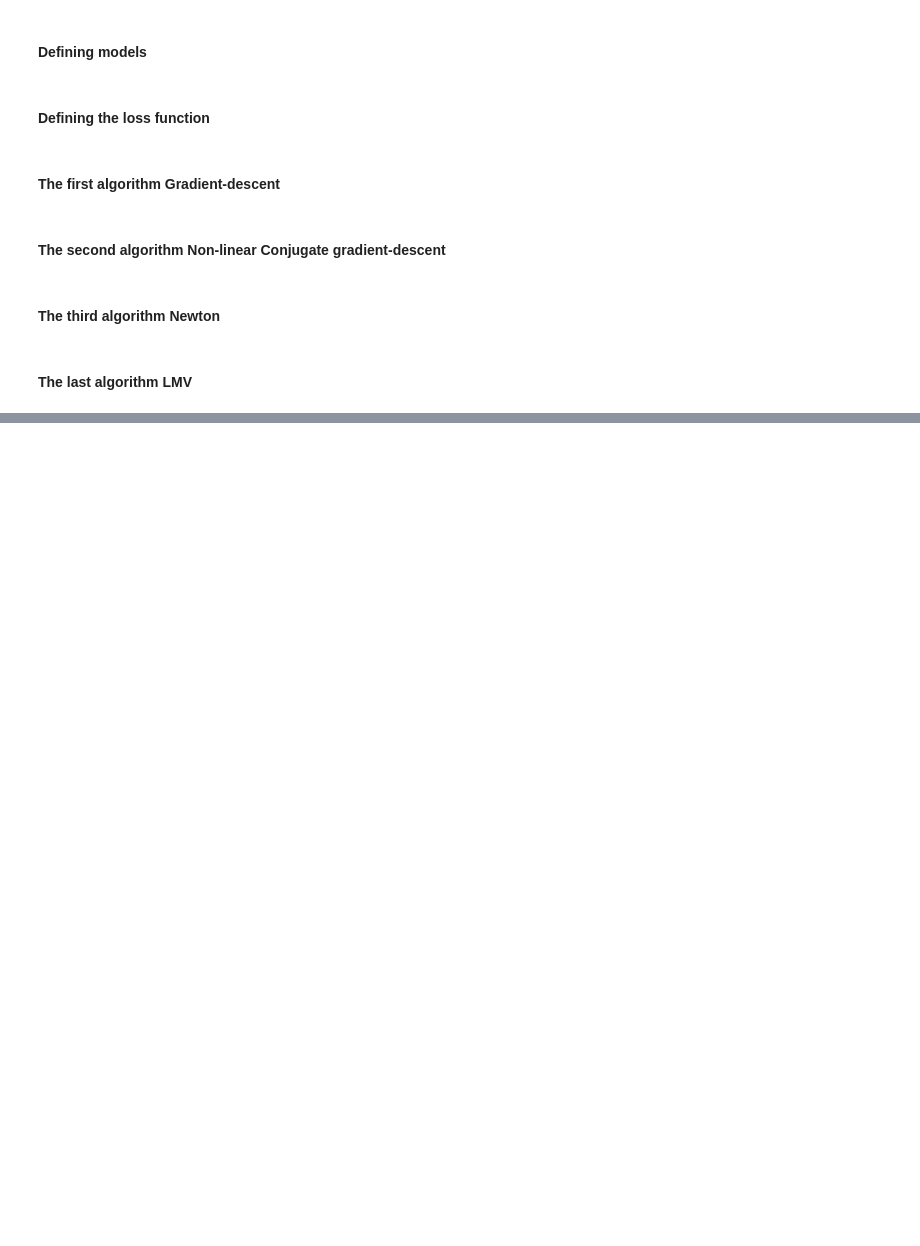
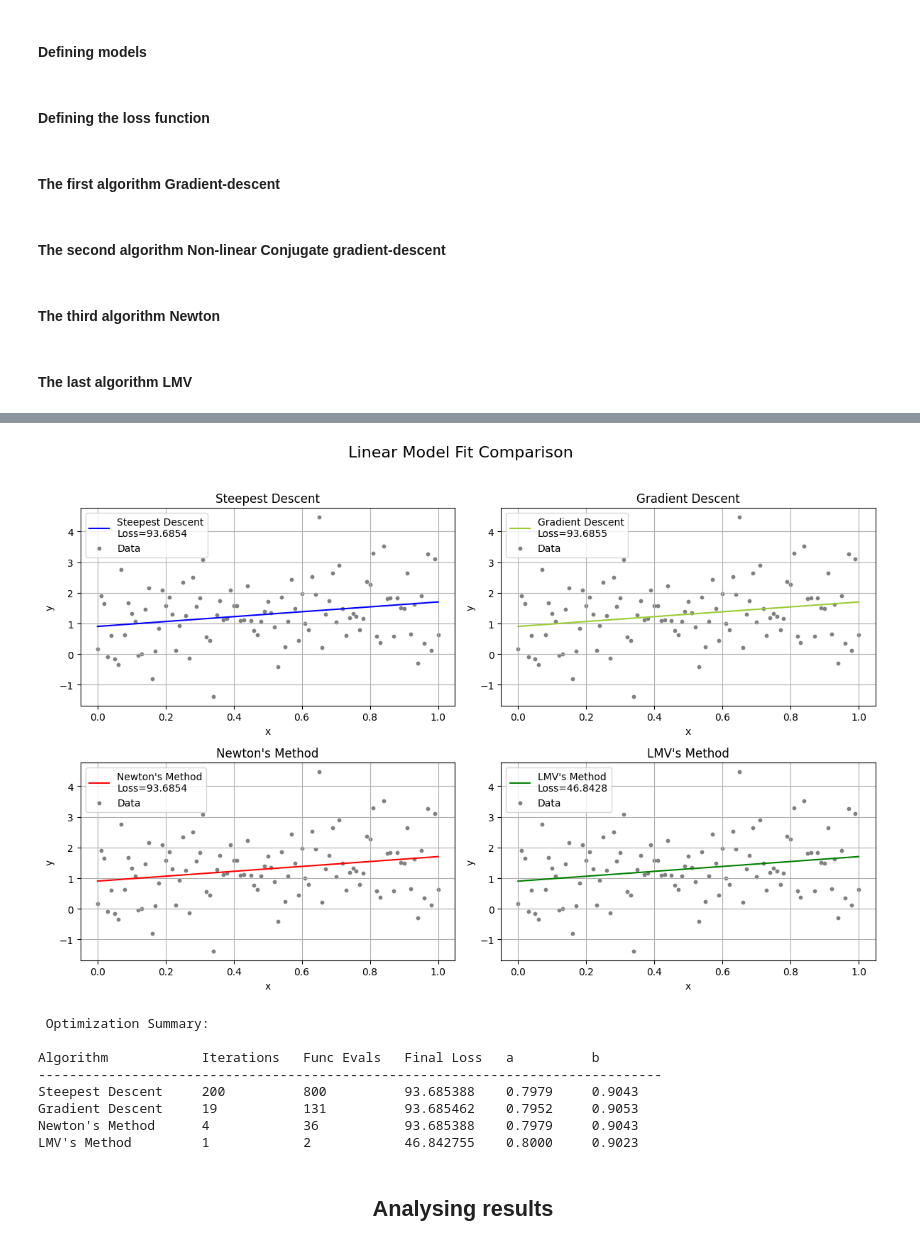
Before and after one commit to shahdhammoud/Analysis_and_development, a Jupyter notebook: A3_Hammoud_Shahd.ipynb, the cells around one changed output, grey strips where cells are left out. Cells and saved outputs as stored; diff of their text form; code cells hidden in the pictures; blank space fills up the shorter version.

```diff
--- a/A3_Hammoud_Shahd.ipynb
+++ b/A3_Hammoud_Shahd.ipynb
@@ -234,8 +229,7 @@ def myNewton(model, x, y, init_a, init_b, eps2=1e-6, eps=1e-6, maxiter=100):
         old_ab = np.array([a1, b1])
         a1 = a1 - p[0]
         b1 = b1 - p[1]
-       # if check(np.array([a1, b1]), old_ab, eps2):
-        if (loss(model, x, y, a1 + eps, b1 + eps)<90):
+        if check(np.array([a1, b1]), old_ab, eps2):
             break
 
     return a1, b1, loss(model, x, y, a1, b1), f_ev,i
@@ -326,8 +320,5 @@ beta = np.random.rand()
 k = np.arange(101)
 x = k / 100
 delta = np.random.normal(0, 1, size=len(x))
-y = alpha * x + beta + delta*0
+y = alpha * x + beta + delta*1
 trueab=np.array([alpha,beta])
-model=linear_model
-init_a =0
-init_b=0
@@ -471,0 +325,69 @@ Lowest few minima (a,b,loss):
+# %%
+import matplotlib.pyplot as plt
+model=linear_model
+init_a =0
+init_b=0
+a_sd, b_sd, loss_sd, fev_sd, it_sd = my_steep_des(model, x, y, init_a, init_b, trueab)
+a_gd, b_gd, loss_gd, fev_gd, it_gd = gra_des(model, x, y, init_a, init_b)
+a_nt, b_nt, loss_nt, fev_nt, it_nt = myNewton(model, x, y, init_a, init_b)
+a_lm, b_lm, loss_lm, fev_lm, it_lm = lm_fit(model, x, y, init_a, init_b)
+
+y_sd = model(x, a_sd, b_sd)
+y_gd = model(x, a_gd, b_gd)
+y_nt = model(x, a_nt, b_nt)
+y_lm = model(x, a_lm, b_lm)
+
+fig, axs = plt.subplots(2, 2, figsize=(12, 8))
+fig.suptitle('Linear Model Fit Comparison', fontsize=16)
+
+axs[0, 0].plot(x, y_sd, color='blue', label=f'Steepest Descent\nLoss={loss_sd:.4f}')
+axs[0, 0].scatter(x, y, color='gray', s=10, label='Data')
+axs[0, 0].set_title('Steepest Descent')
+axs[0, 0].legend()
+axs[0, 0].grid(True)
+
+axs[0, 1].plot(x, y_gd, color='yellowgreen', label=f'Gradient Descent\nLoss={loss_gd:.4f}')
+axs[0, 1].scatter(x, y, color='gray', s=10, label='Data')
+axs[0, 1].set_title('Gradient Descent')
+axs[0, 1].legend()
+axs[0, 1].grid(True)
+
+axs[1, 0].plot(x, y_nt, color='red', label=f'Newton\'s Method\nLoss={loss_nt:.4f}')
+axs[1, 0].scatter(x, y, color='gray', s=10, label='Data')
+axs[1, 0].set_title('Newton\'s Method')
+axs[1, 0].legend()
+axs[1, 0].grid(True)
+
+axs[1, 1].plot(x, y_lm, color='green', label=f'LMV\'s Method\nLoss={loss_lm:.4f}')
+axs[1, 1].scatter(x, y, color='gray', s=10, label='Data')
+axs[1, 1].set_title('LMV\'s Method')
+axs[1, 1].legend()
+axs[1, 1].grid(True)
+
+for ax in axs.flat:
+    ax.set_xlabel('x')
+    ax.set_ylabel('y')
+
+plt.tight_layout(rect=[0, 0, 1, 0.96])
+plt.show()
+
+
+print("\n Optimization Summary:\n")
+print(f"{'Algorithm':<20} {'Iterations':<12} {'Func Evals':<12} {'Final Loss':<12} {'a':<10} {'b':<10}")
+print("-" * 80)
+print(f"{'Steepest Descent':<20} {it_sd:<12} {fev_sd:<12} {loss_sd:<12.6f} {a_sd:<10.4f} {b_sd:<10.4f}")
+print(f"{'Gradient Descent':<20} {it_gd:<12} {fev_gd:<12} {loss_gd:<12.6f} {a_gd:<10.4f} {b_gd:<10.4f}")
+print(f"{'Newton\'s Method':<20} {it_nt:<12} {fev_nt:<12} {loss_nt:<12.6f} {a_nt:<10.4f} {b_nt:<10.4f}")
+print(f"{'LMV\'s Method':<20} {it_lm:<12} {fev_lm:<12} {loss_lm:<12.6f} {a_lm:<10.4f} {b_lm:<10.4f}")
+# %% [output]
+[figure, added]
+ Optimization Summary:
+
+Algorithm            Iterations   Func Evals   Final Loss   a          b
+--------------------------------------------------------------------------------
+Steepest Descent     200          800          93.685388    0.7979     0.9043
+Gradient Descent     19           131          93.685462    0.7952     0.9053
+Newton's Method      4            36           93.685388    0.7979     0.9043
+LMV's Method         1            2            46.842755    0.8000     0.9023
+# %% [markdown]
+<h2> <center> Analysing results
```
Also changed, not shown: parts of 11 cells of this notebook, 2 other files.
